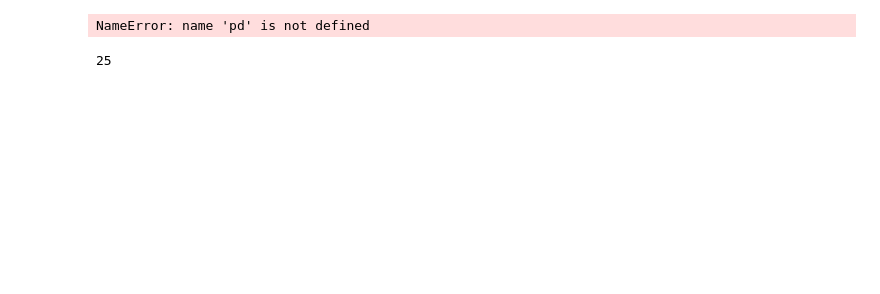
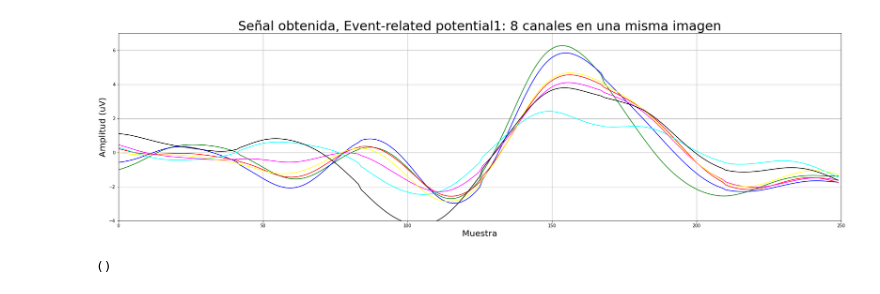
Before and after one commit to alexchavez1980/repo_tesis2, a Jupyter notebook: a_testeo_funciones.ipynb, the cells around one changed output. Drawn from its saved outputs; the diff is of its cells as text; code cells hidden in the pictures; blank space fills up the shorter version.

```diff
--- a/a_testeo_funciones.ipynb
+++ b/a_testeo_funciones.ipynb
@@ -35,15 +27,18 @@ NameError: name 'plt' is not defined
 # %%
-mat = scipy.io.loadmat('./dataset/ERPTemplate.mat')
-routput = mat['routput']
+# Función para graficar los ocho canales.
+# Del ERPTemplate.mat que a su vez se le extrae el mat['routput'].
+ERPTemplate = scipy.io.loadmat('./dataset/ERPTemplate.mat')
+routput = ERPTemplate['routput']
 erptemplate1 = routput[0][7][0][1][0][0][0][7]
 erptemplate1 = np.delete( erptemplate1, range(0,256,43),0)
-df_erptemplate1 = fun.to_df(erptemplate1)
+df_erptemplate1 = a_fun.to_df(erptemplate1)
+
+data_frame = df_erptemplate1
+titulo = 'Señal obtenida, Event-related potential1: 8 canales en una misma imagen'
+dir_savefig = "./images_alex/05 - ERPTemplate01.jpg"
+xlabel = 'Muestra'
+ylabel = 'Amplitud (uV)'
+a_fun.grafic_8ch(data_frame, titulo, xlabel, ylabel, dir_savefig)
 # %% [output]
+[figure, added]
-NameError: name 'pd' is not defined
+()
-# %%
-a = 5
-b = 10
-c = 10
-fun.sumemos(a,b,c)
-# %% [output]
-25
```
Also changed, not shown: parts of 7 cells of this notebook, 7 other files.
